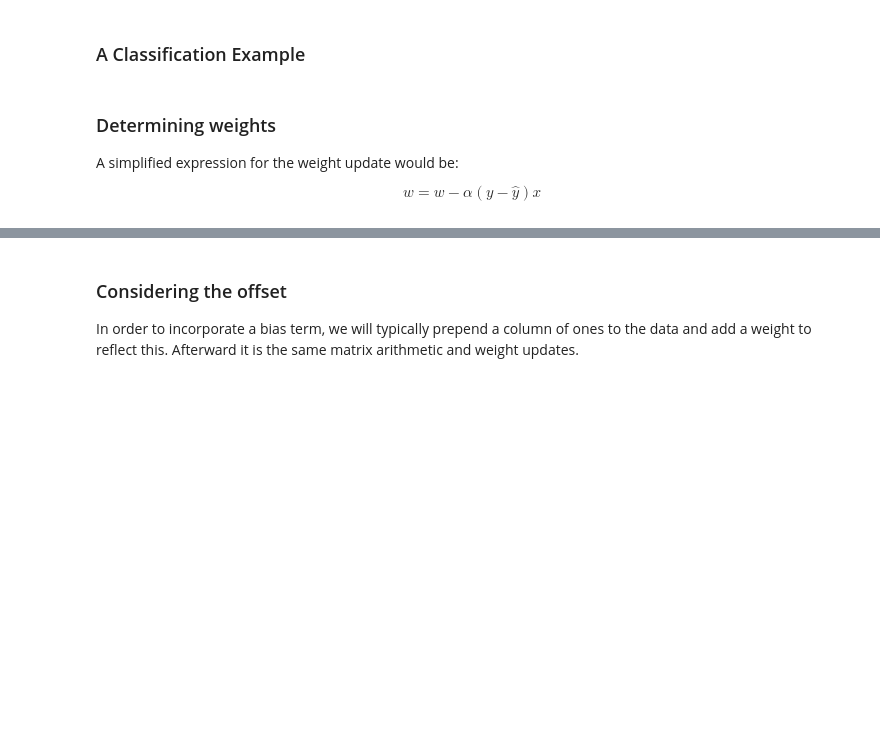
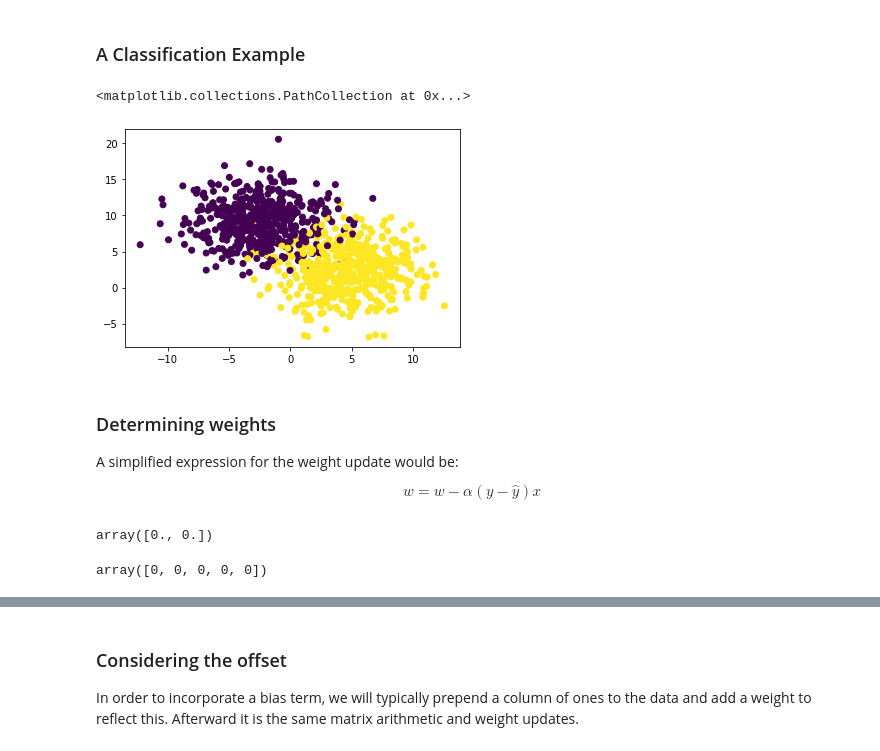
Before and after one commit to iPrinka/MITx-Micromasters-Statistics-Data-Science, a Jupyter notebook: one_league_w2_ml.ipynb, the cells around one changed output, grey strips where cells are left out. Cells and saved outputs as stored; diff of their text form; code cells hidden in the pictures; blank space fills up the shorter version.

```diff
--- a/one_league_w2_ml.ipynb
+++ b/one_league_w2_ml.ipynb
@@ -90,3 +149,8 @@ X, y = make_blobs(n_samples = 1000,
                   centers = 2,
                   cluster_std = 3,
                   random_state = 42)
+# %%
+plt.scatter(X[:, 0], X[:, 1], c=y)
+# %% [output]
+<matplotlib.collections.PathCollection at 0x...>
+[figure, added]
@@ -98,3 +164,7 @@ A simplified expression for the weight update would be:
 $$w = w - \alpha(y - \hat{y})x$$
 # %%
 #initial weights
+weights = np.zeros(2)
+weights
+# %% [output]
+array([0., 0.])
@@ -103,2 +171,8 @@ $$w = w - \alpha(y - \hat{y})x$$
+# %%
+#make predictions
+yhat = np.where(X_train@weights > 0, 1, 0)
+yhat[:5]
+# %% [output]
+array([0, 0, 0, 0, 0])
 # %%
 #examine accuracy
```
Also changed, not shown: parts of 37 cells of this notebook.
